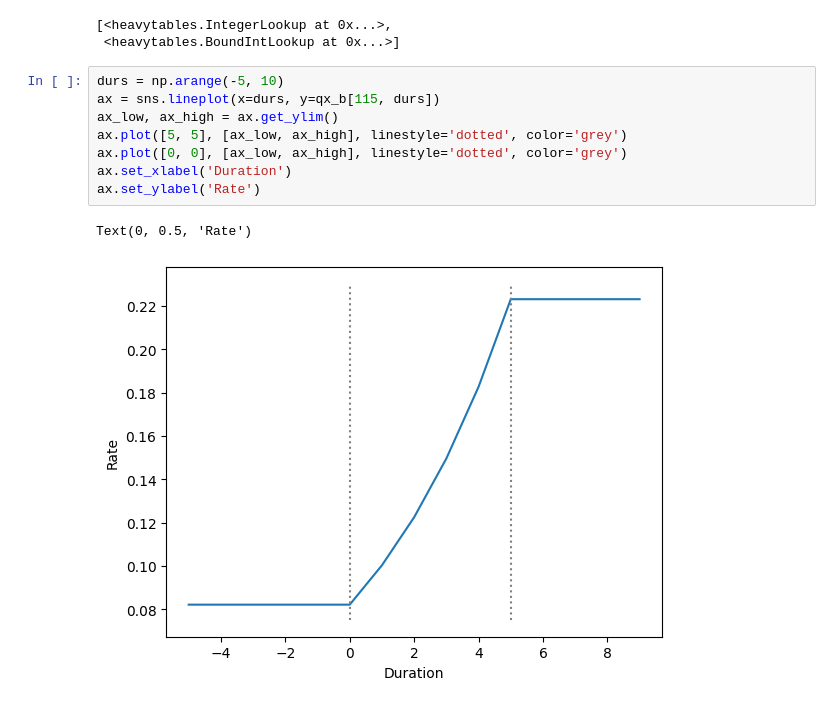
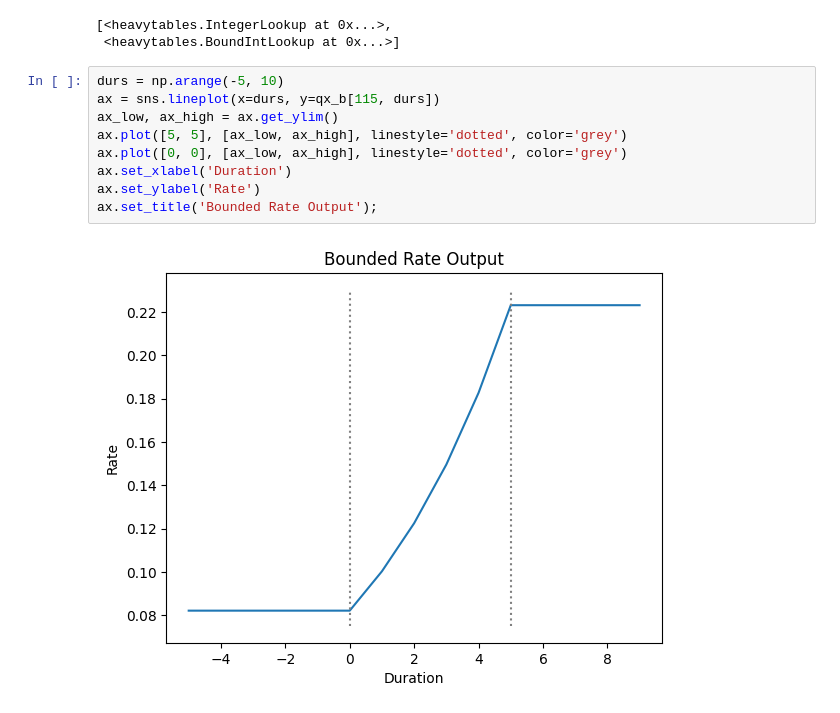
Before and after one commit to lewisfogden/heavytables, a Jupyter notebook: examples/table_examples.ipynb, the cells around one changed output. Drawn from its saved outputs; the diff is of its cells as text.

Commit message:
minor graph

```diff
--- a/examples/table_examples.ipynb
+++ b/examples/table_examples.ipynb
@@ -209,11 +209,11 @@ qx_b.mappers
 # %%
 durs = np.arange(-5, 10)
 ax = sns.lineplot(x=durs, y=qx_b[115, durs])
 ax_low, ax_high = ax.get_ylim()
 ax.plot([5, 5], [ax_low, ax_high], linestyle='dotted', color='grey')
 ax.plot([0, 0], [ax_low, ax_high], linestyle='dotted', color='grey')
 ax.set_xlabel('Duration')
 ax.set_ylabel('Rate')
+ax.set_title('Bounded Rate Output');
 # %% [output]
-Text(0, 0.5, 'Rate')
-[figure, old version]
+[figure, new version]
```
